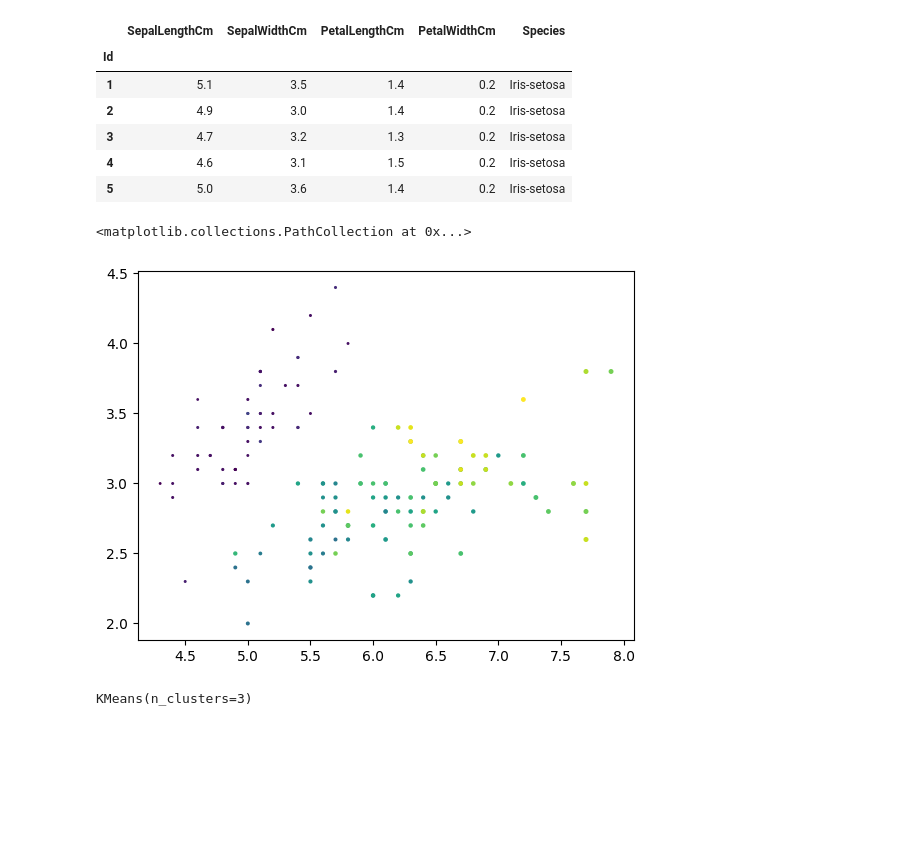
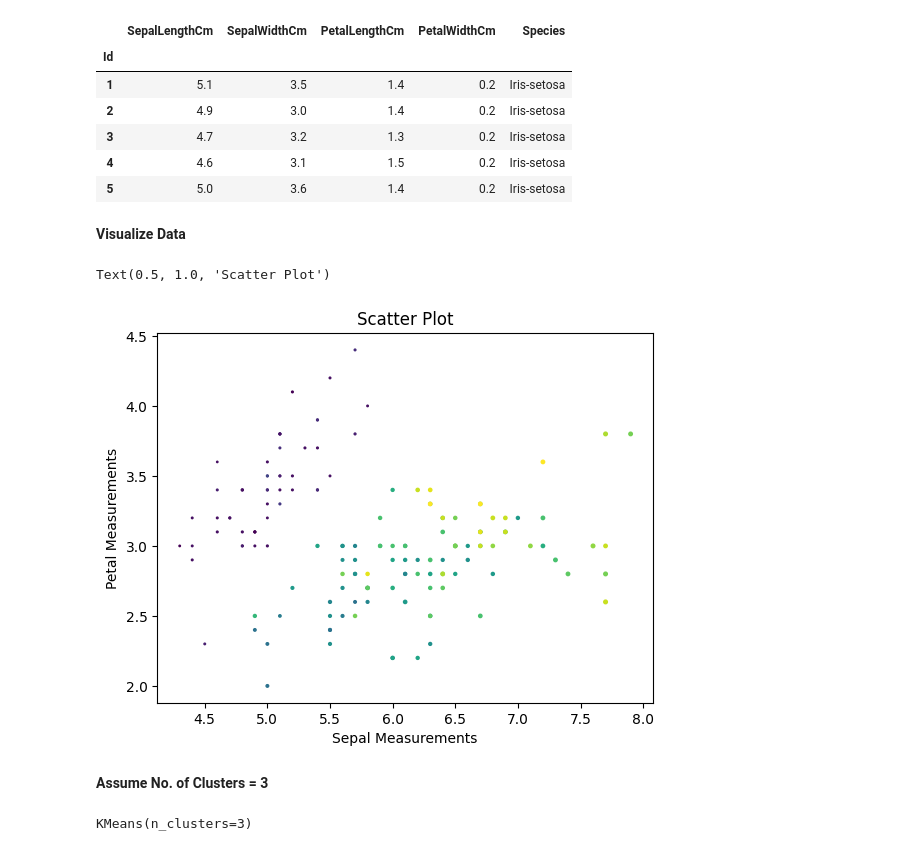
Before and after one commit to shauryam-daksham/TSF_Task_2_Unsupervised_Learning, a Jupyter notebook: TSF_Task_2_Unsupervised_Learning.ipynb, the cells around one changed output. Cells and saved outputs as stored; diff of their text form; code cells hidden in the pictures; blank space fills up the shorter version.

```diff
--- a/TSF_Task_2_Unsupervised_Learning.ipynb
+++ b/TSF_Task_2_Unsupervised_Learning.ipynb
@@ -17,11 +30,18 @@ df.head()
 | 3 | 4.7 | 3.2 | 1.3 | 0.2 | Iris-setosa |
 | 4 | 4.6 | 3.1 | 1.5 | 0.2 | Iris-setosa |
 | 5 | 5.0 | 3.6 | 1.4 | 0.2 | Iris-setosa |
+# %% [markdown]
+**Visualize Data**
 # %%
 plt.scatter(df['SepalLengthCm'],df['SepalWidthCm'],df['PetalLengthCm'],df['PetalWidthCm'])
+plt.xlabel('Sepal Measurements')
+plt.ylabel('Petal Measurements')
+plt.title('Scatter Plot')
 # %% [output]
-<matplotlib.collections.PathCollection at 0x...>
+Text(0.5, 1.0, 'Scatter Plot')
-[figure, old version]
+[figure, new version]
+# %% [markdown]
+**Assume No. of Clusters = 3**
 # %%
 km=KMeans(n_clusters=3)
 km
```
Also changed, not shown: parts of 12 cells of this notebook.
